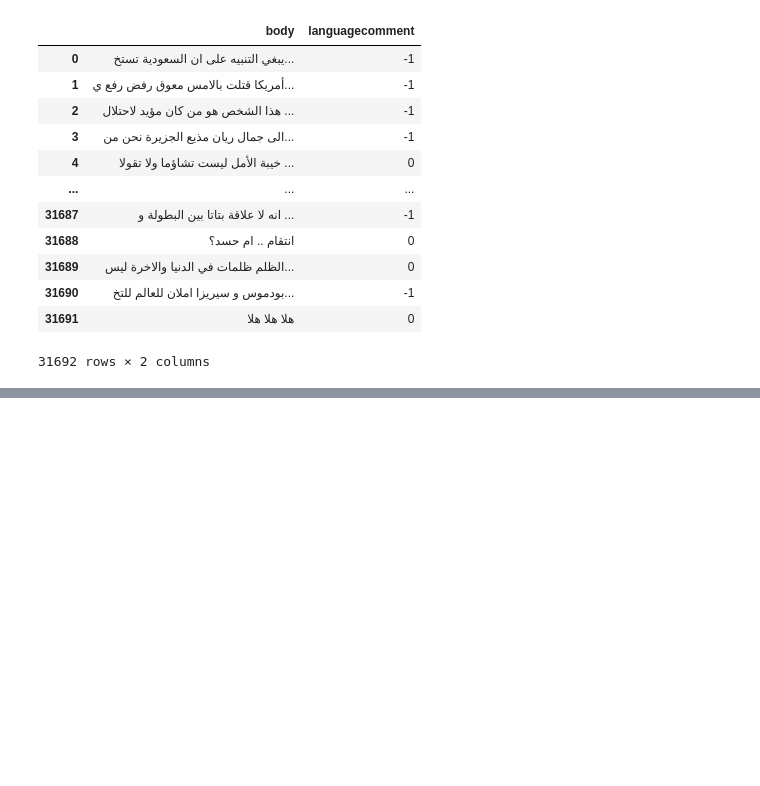
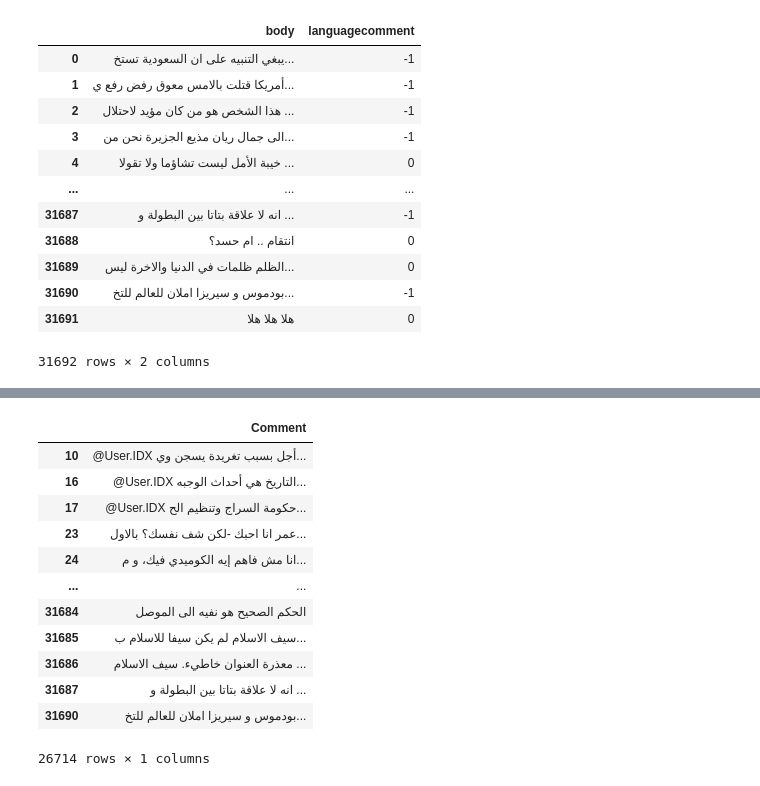
Before and after one commit to Strifee/offensive_Arabic, a Jupyter notebook: data_exploration.ipynb, the cells around one changed output, grey strips where cells are left out. Cells and saved outputs as stored; diff of their text form; code cells hidden in the pictures; blank space fills up the shorter version.

```diff
--- a/data_exploration.ipynb
+++ b/data_exploration.ipynb
@@ -37,7 +39,8 @@ df_off
 | 3994 | @User.IDX غبيه بس تستاهل اللي صار... | Offensive |
 675 rows × 2 columns
 # %%
-df_off.drop(columns='Majority_Label')
+df_off=df_off.drop(columns='Majority_Label')
+df_off
 # %% [output]
 |  | Comment |
 | 10 | @User.IDX أجل بسبب تغريدة يسجن وي... |
@@ -169,0 +176,16 @@ data_aj_not_off
+# %%
+offensive_df
+# %% [output]
+|  | Comment |
+| 10 | @User.IDX أجل بسبب تغريدة يسجن وي... |
+| 16 | @User.IDX التاريخ هي أحداث الوجبه... |
+| 17 | @User.IDX حكومة السراج وتنظيم الح... |
+| 23 | عمر انا احبك -لكن شف نفسك؟ بالاول... |
+| 24 | انا مش فاهم إيه الكوميدي فيك، و م... |
+| ... | ... |
+| 31684 | الحكم الصحيح هو نفيه الى الموصل |
+| 31685 | سيف الاسلام لم يكن سيفا للاسلام ب... |
+| 31686 | معذرة العنوان خاطيء. سيف الاسلام ... |
+| 31687 | انه لا علاقة بتاتا بين البطولة و ... |
+| 31690 | بودموس و سیریزا املان للعالم للتخ... |
+26714 rows × 1 columns
```
Also changed, not shown: parts of 14 cells of this notebook, 4 other files.
